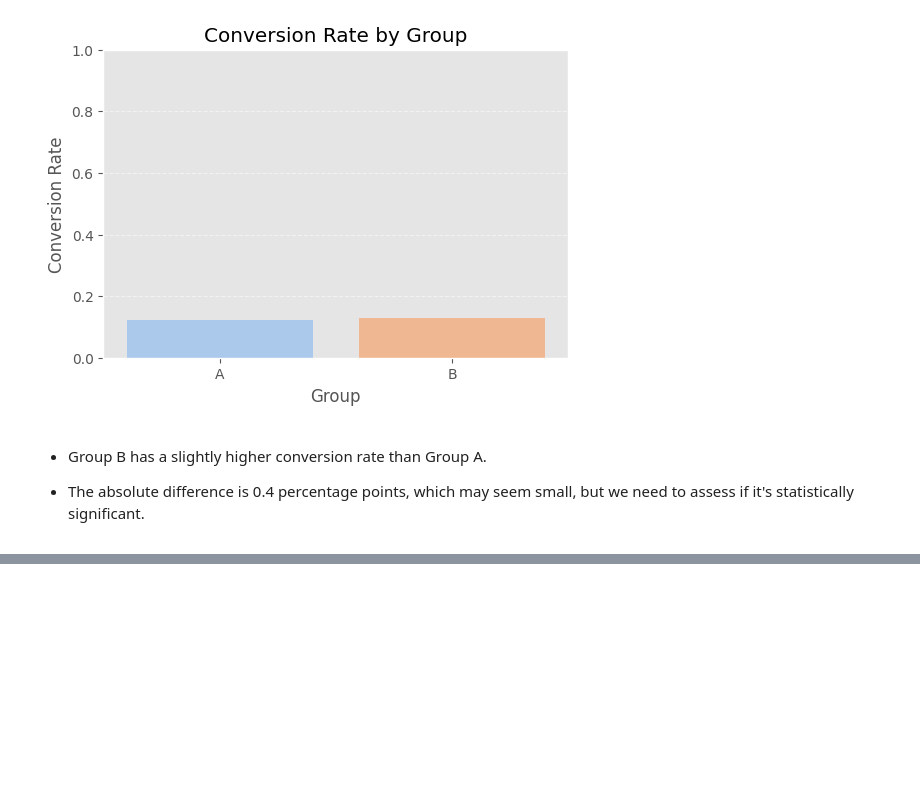
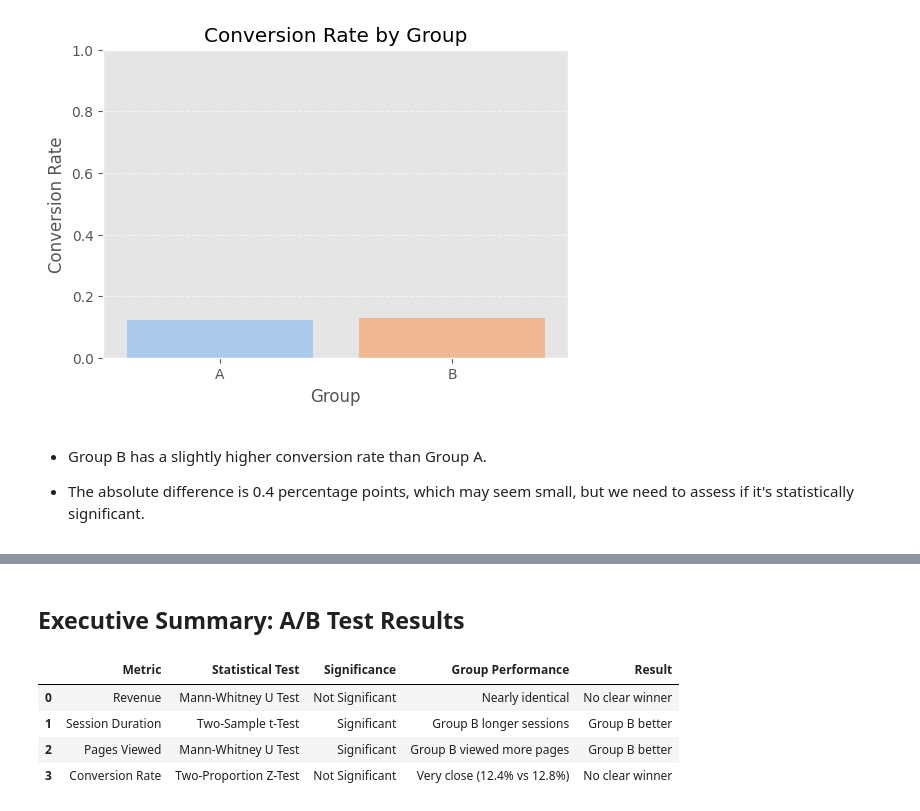
Before and after one commit to ameleha/ab-testing-simulation, a Jupyter notebook: notebooks/ab_test_analysis.ipynb.ipynb, the cells around one changed output, grey strips where cells are left out. Cells and saved outputs as stored; diff of their text form; code cells hidden in the pictures; blank space fills up the shorter version.

```diff
--- a/notebooks/ab_test_analysis.ipynb.ipynb
+++ b/notebooks/ab_test_analysis.ipynb.ipynb
@@ -323,0 +356,29 @@ Group B: Conversion Rate = 0.1280
+# %% [markdown]
+## Executive Summary: A/B Test Results
+# %%
+summary_data = {
+    "Metric": ["Revenue", "Session Duration", "Pages Viewed", "Conversion Rate"],
+    "Statistical Test": ["Mann-Whitney U Test", "Two-Sample t-Test", "Mann-Whitney U Test", "Two-Proportion Z-Test"],
+    "Significance": ["Not Significant", "Significant", "Significant", "Not Significant"],
+    "Group Performance": [
+        "Nearly identical",
+        "Group B longer sessions",
+        "Group B viewed more pages",
+        "Very close (12.4% vs 12.8%)"
+    ],
+    "Result": [
+        "No clear winner",
+        "Group B better",
+        "Group B better",
+        "No clear winner"
+    ]
+}
+
+summary_df = pd.DataFrame(summary_data)
+summary_df
+# %% [output]
+|  | Metric | Statistical Test | Significance | Group Performance | Result |
+| 0 | Revenue | Mann-Whitney U Test | Not Significant | Nearly identical | No clear winner |
+| 1 | Session Duration | Two-Sample t-Test | Significant | Group B longer sessions | Group B better |
+| 2 | Pages Viewed | Mann-Whitney U Test | Significant | Group B viewed more pages | Group B better |
+| 3 | Conversion Rate | Two-Proportion Z-Test | Not Significant | Very close (12.4% vs 12.8%) | No clear winner |
```
Also changed, not shown: parts of 5 cells of this notebook.
